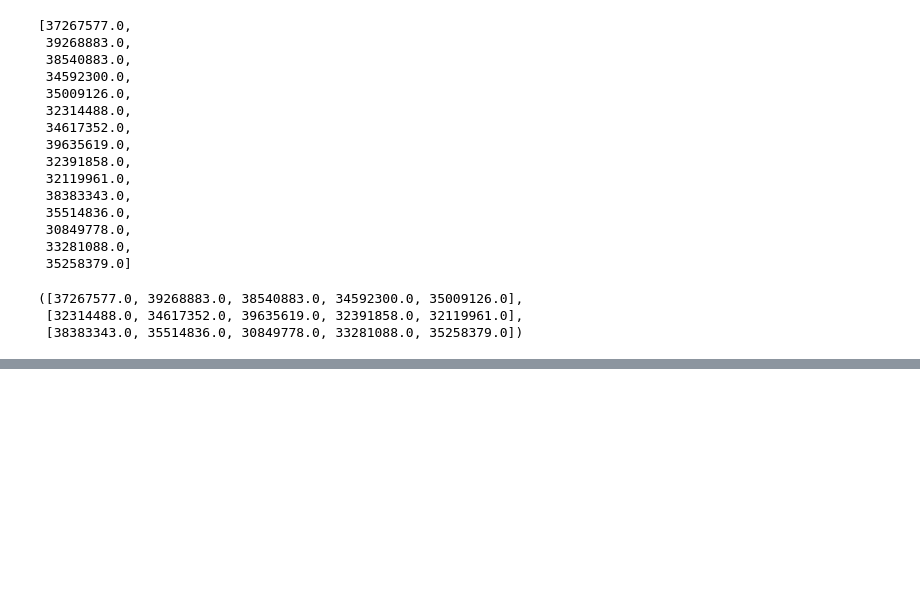
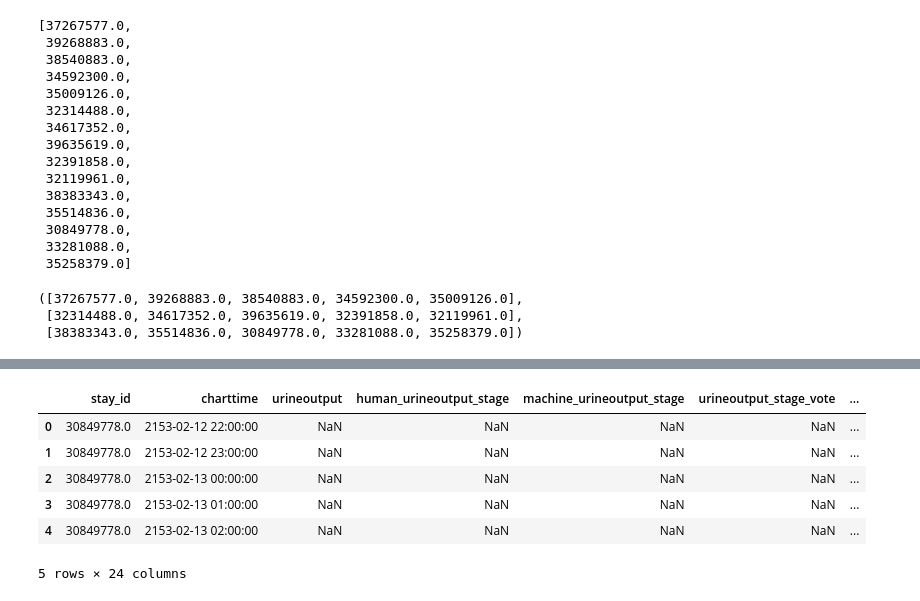
Before and after one commit to aidh-ms/pyAKI, a Jupyter notebook: prepare_tests_for_physicians.ipynb, the cells around one changed output, grey strips where cells are left out. Saved outputs shown, nothing was run; the diff lists cells and outputs as text; code cells hidden in the pictures; blank space fills up the shorter version.

```diff
--- a/prepare_tests_for_physicians.ipynb
+++ b/prepare_tests_for_physicians.ipynb
@@ -52,0 +90,15 @@ set_1, set_2, set_3
+# %%
+# beacuse I'm an idiot...
+validation.rename(columns={'creatinine_stag_vote': 'creatinine_stage_vote'}, inplace=True)
+# %%
+# forward fill stay_id
+validation.stay_id = validation.stay_id.ffill()
+validation.head()
+# %% [output]
+|  | stay_id | charttime | urineoutput | human_urineoutput_stage | machine_urineoutput_stage | urineoutput_stage_vote | ... |
+| 0 | 30849778.0 | 2153-02-12 22:00:00 | NaN | NaN | NaN | NaN | ... |
+| 1 | 30849778.0 | 2153-02-12 23:00:00 | NaN | NaN | NaN | NaN | ... |
+| 2 | 30849778.0 | 2153-02-13 00:00:00 | NaN | NaN | NaN | NaN | ... |
+| 3 | 30849778.0 | 2153-02-13 01:00:00 | NaN | NaN | NaN | NaN | ... |
+| 4 | 30849778.0 | 2153-02-13 02:00:00 | NaN | NaN | NaN | NaN | ... |
+5 rows × 24 columns
```
Also changed, not shown: parts of 11 cells of this notebook, 14 other files.
